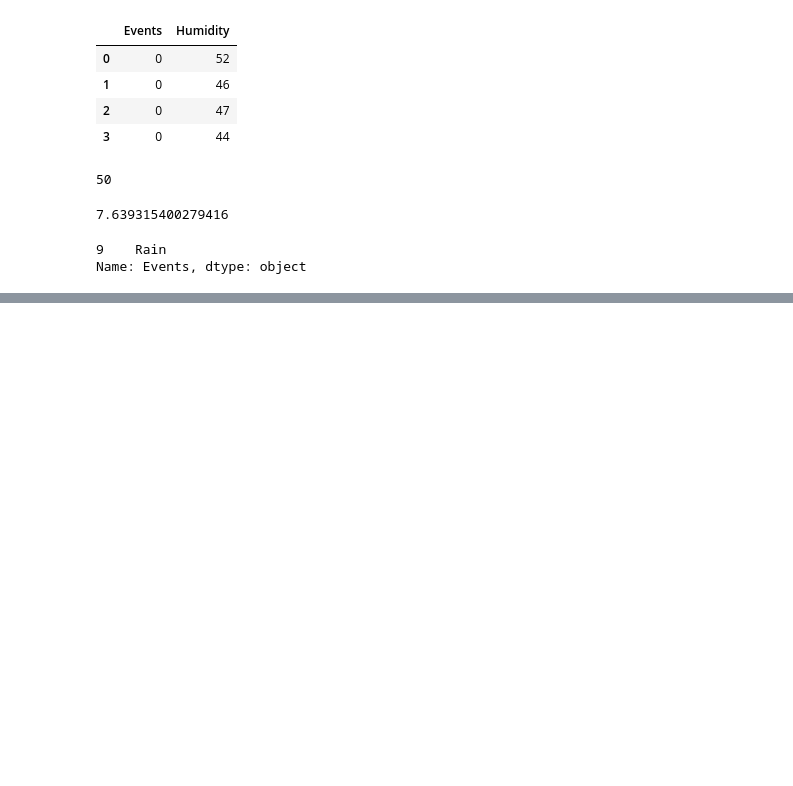
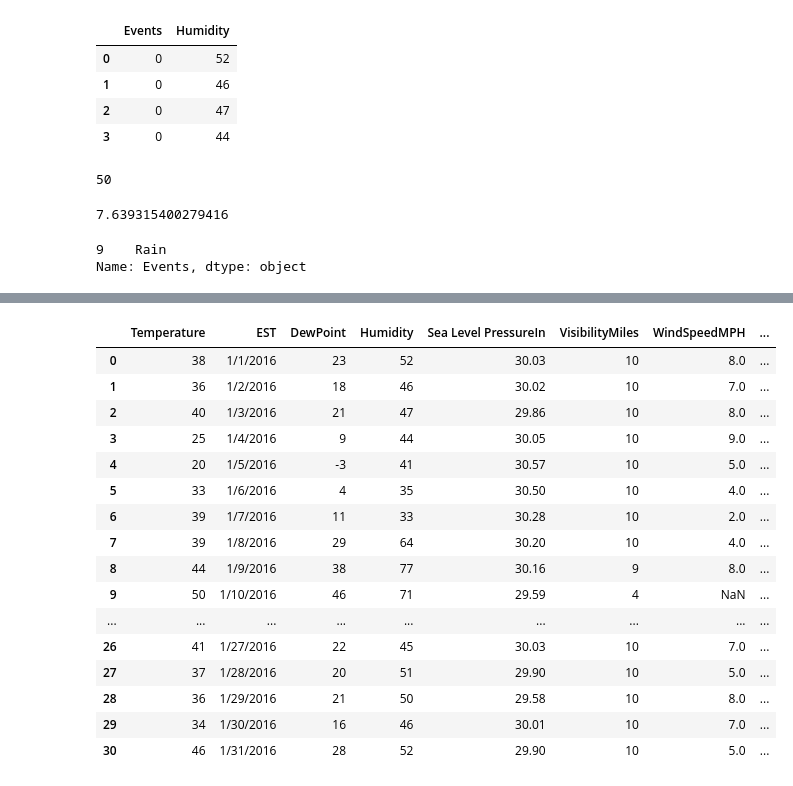
Before and after one commit to nazkisam/PandasLearningProject, a Jupyter notebook: pandas.ipynb, the cells around one changed output, grey strips where cells are left out. Drawn from its saved outputs; the diff is of its cells as text; code cells hidden in the pictures; blank space fills up the shorter version.

Commit message:
playing with index functions

```diff
--- a/pandas.ipynb
+++ b/pandas.ipynb
@@ -64,3 +64,5 @@ df['Events'][df.Temperature == df['Temperature'].max()]
 # %% [output]
 9    Rain
 Name: Events, dtype: object
+# %%
+df.set_index('Temperature', inplace = True)
@@ -66,0 +84,22 @@ Name: Events, dtype: object
+# %%
+df.reset_index(inplace = True)
+# %%
+df
+# %% [output]
+|  | Temperature | EST | DewPoint | Humidity | Sea Level PressureIn | VisibilityMiles | WindSpeedMPH | ... |
+| 0 | 38 | 1/1/2016 | 23 | 52 | 30.03 | 10 | 8.0 | ... |
+| 1 | 36 | 1/2/2016 | 18 | 46 | 30.02 | 10 | 7.0 | ... |
+| 2 | 40 | 1/3/2016 | 21 | 47 | 29.86 | 10 | 8.0 | ... |
+| 3 | 25 | 1/4/2016 | 9 | 44 | 30.05 | 10 | 9.0 | ... |
+| 4 | 20 | 1/5/2016 | -3 | 41 | 30.57 | 10 | 5.0 | ... |
+| 5 | 33 | 1/6/2016 | 4 | 35 | 30.50 | 10 | 4.0 | ... |
+| 6 | 39 | 1/7/2016 | 11 | 33 | 30.28 | 10 | 2.0 | ... |
+| 7 | 39 | 1/8/2016 | 29 | 64 | 30.20 | 10 | 4.0 | ... |
+| 8 | 44 | 1/9/2016 | 38 | 77 | 30.16 | 9 | 8.0 | ... |
+| 9 | 50 | 1/10/2016 | 46 | 71 | 29.59 | 4 | NaN | ... |
+| ... | ... | ... | ... | ... | ... | ... | ... | ... |
+| 26 | 41 | 1/27/2016 | 22 | 45 | 30.03 | 10 | 7.0 | ... |
+| 27 | 37 | 1/28/2016 | 20 | 51 | 29.90 | 10 | 5.0 | ... |
+| 28 | 36 | 1/29/2016 | 21 | 50 | 29.58 | 10 | 8.0 | ... |
+| 29 | 34 | 1/30/2016 | 16 | 46 | 30.01 | 10 | 7.0 | ... |
+| 30 | 46 | 1/31/2016 | 28 | 52 | 29.90 | 10 | 5.0 | ... |
```
Also changed, not shown: parts of 1 cell of this notebook.
